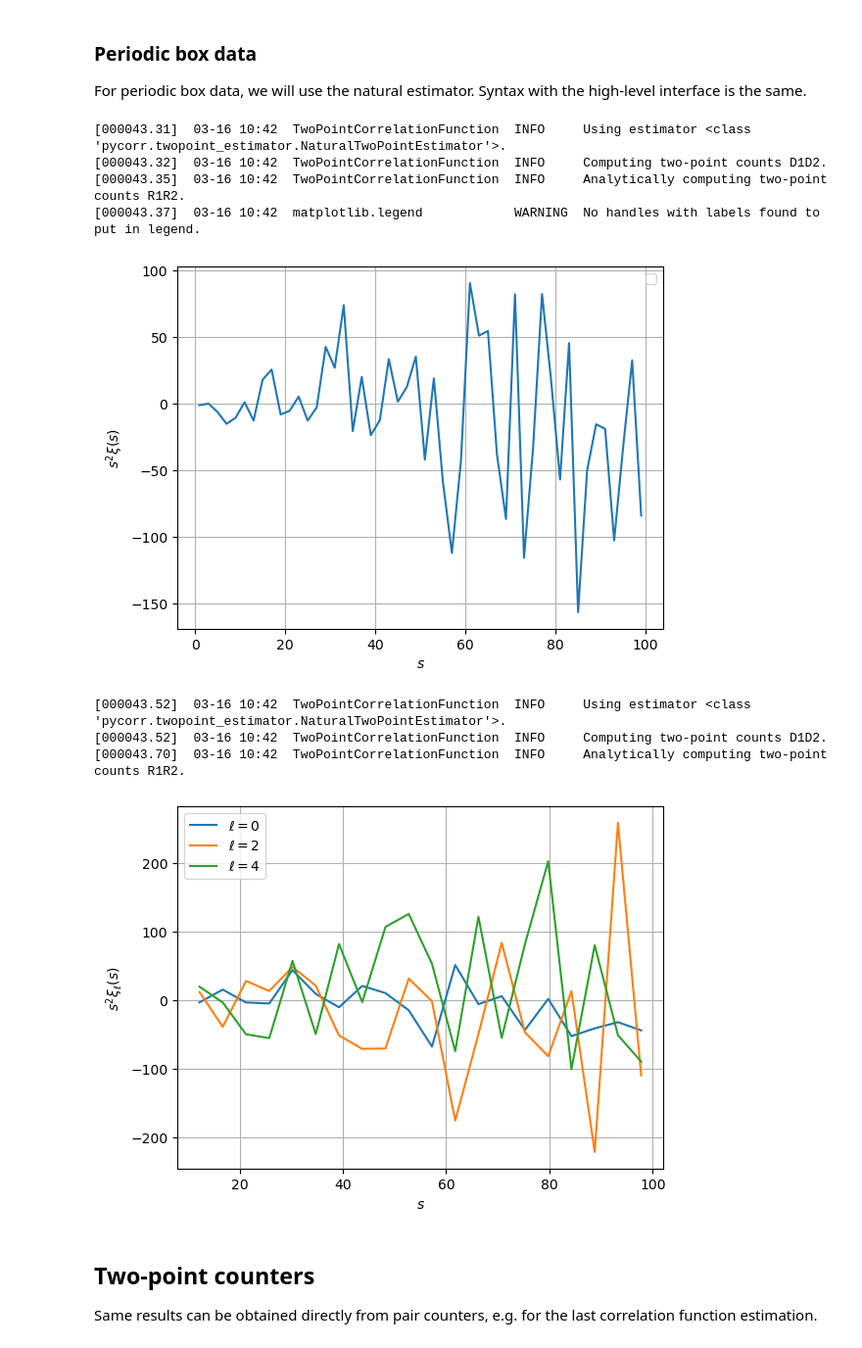
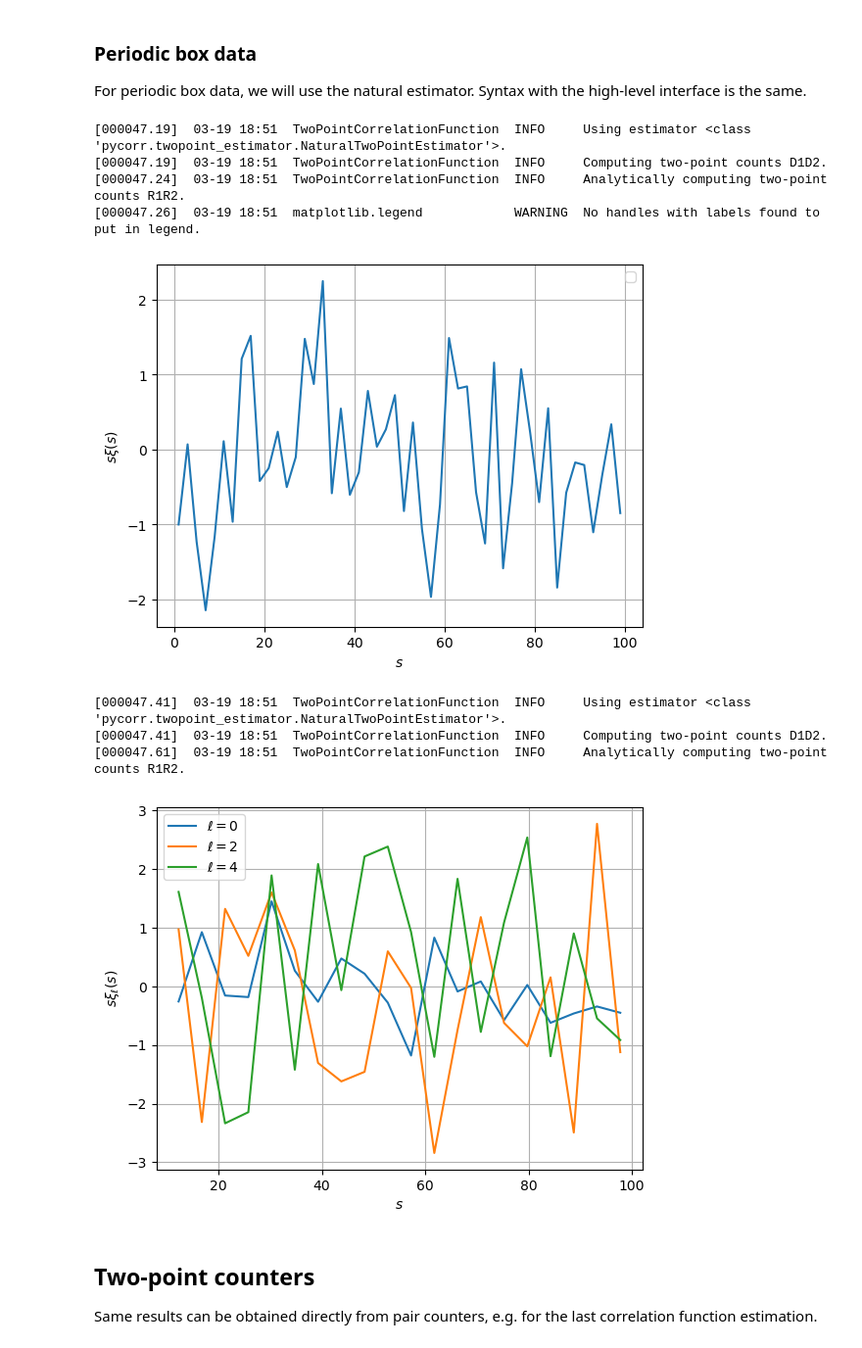
Before and after one commit to cosmodesi/pycorr, a Jupyter notebook: nb/basic_examples.ipynb, the cells around one changed output. Shown at 98% size. Drawn from its saved outputs; the diff is of its cells as text; code cells hidden in the pictures.

```diff
--- a/nb/basic_examples.ipynb
+++ b/nb/basic_examples.ipynb
@@ -170,5 +203,5 @@ result = TwoPointCorrelationFunction('smu', edges, data_positions1=data_position
 # %%
-# Other binning are "s", "rppi"
+# Here we compute s auto-correlation
 edges = np.linspace(1., 100., 51)
 result = TwoPointCorrelationFunction('s', edges, data_positions1=data_positions1, data_weights1=data_weights1,
                                      data_positions2=data_positions2, data_weights2=data_weights2,
@@ -176,9 +209,23 @@ result = TwoPointCorrelationFunction('s', edges, data_positions1=data_positions1
                                      randoms_positions2=randoms_positions2, randoms_weights2=randoms_weights2,
                                      engine='corrfunc', nthreads=4)
 ax = plt.gca()
-ax.plot(result.sep, result.corr)
+ax.plot(result.sep, result.sep * result.corr)
 ax.set_xlabel('$s$')
-ax.set_ylabel(r'$\xi(s)$')
+ax.set_ylabel(r'$s \xi(s)$')
 ax.grid(True)
 plt.show()
+
+# You can save the result
+with tempfile.TemporaryDirectory() as tmp_dir:
+    fn = os.path.join(tmp_dir, 'tmp.npy')
+    result.save(fn)
+    # And reload the result
+    #result = TwoPointEstimator.load(fn)
+    result = TwoPointCorrelationFunction.load(fn)
+    fn = os.path.join(tmp_dir, 'tmp.txt')
+    result.save_txt(fn, header=['data_file1 = data1.fits', 'data_file2 = data2.fits'])
+    # Let's show the file
+    with open(fn, 'r') as file:
+        for iline in range(25):
+            print(next(file)[:-1])
 # %% [output]
@@ -279,11 +403,11 @@ ells = (0, 2, 4)
 s, xiell = result(ells=ells, return_sep=True)
 ax = plt.gca()
 for ill, ell in enumerate(ells):
-    ax.plot(s, xiell[ill], label='$\ell = {:d}$'.format(ell))
+    ax.plot(s, s * xiell[ill], label='$\ell = {:d}$'.format(ell))
 ax.legend()
 ax.grid(True)
 ax.set_xlabel('$s$')
-ax.set_ylabel(r'$\xi_{\ell}(s)$')
+ax.set_ylabel(r'$s \xi_{\ell}(s)$')
 plt.show()
 # Flat, as expected
 # %% [output]
@@ -308,44 +432,44 @@ result = TwoPointCorrelationFunction('s', edges, data_positions1=data_positions1
 
 # Let us project to multipoles (monopole, quadruple, hexadecapole)
 ax = plt.gca()
-ax.plot(result.sep, result.sep**2*result.corr)
+ax.plot(result.sep, result.sep * result.corr)
 ax.legend()
 ax.set_xlabel('$s$')
-ax.set_ylabel(r'$s^{2}\xi(s)$')
+ax.set_ylabel(r'$s \xi(s)$')
 ax.grid(True)
 plt.show()
 # Flat, as expected
 # %% [output]
-[000043.31]  03-16 10:42  TwoPointCorrelationFunction  INFO     Using estimator <class 'pycorr.twopoint_estimator.NaturalTwoPointEstimator'>.
-[000043.32]  03-16 10:42  TwoPointCorrelationFunction  INFO     Computing two-point counts D1D2.
-[000043.35]  03-16 10:42  TwoPointCorrelationFunction  INFO     Analytically computing two-point counts R1R2.
-[000043.37]  03-16 10:42  matplotlib.legend            WARNING  No handles with labels found to put in legend.
+[000047.19]  03-19 18:51  TwoPointCorrelationFunction  INFO     Using estimator <class 'pycorr.twopoint_estimator.NaturalTwoPointEstimator'>.
+[000047.19]  03-19 18:51  TwoPointCorrelationFunction  INFO     Computing two-point counts D1D2.
+[000047.24]  03-19 18:51  TwoPointCorrelationFunction  INFO     Analytically computing two-point counts R1R2.
+[000047.26]  03-19 18:51  matplotlib.legend            WARNING  No handles with labels found to put in legend.
-[figure, old version]
+[figure, new version]
 # %%
 # Compute the s-mu correlation function, with 50 bins between 0 and 100
 # and 100 mu-bins between -1 and 1, using Corrfunc and 4 OpenMP threads
 edges = (np.linspace(10., 100., 21), np.linspace(-1., 1., 201))
 boxsize = 1000.
 result = TwoPointCorrelationFunction('smu', edges, data_positions1=data_positions1,
                                      engine='corrfunc', boxsize=boxsize, los='z', nthreads=4)
 
 # Let us project to multipoles (monopole, quadruple, hexadecapole)
 ells = (0, 2, 4)
 s, xiell = result(ells=ells, return_sep=True)
 ax = plt.gca()
 for ill, ell in enumerate(ells):
-    ax.plot(s, s**2*xiell[ill], label='$\ell = {:d}$'.format(ell))
+    ax.plot(s, s * xiell[ill], label='$\ell = {:d}$'.format(ell))
 ax.legend()
 ax.set_xlabel('$s$')
-ax.set_ylabel(r'$s^{2}\xi_{\ell}(s)$')
+ax.set_ylabel(r'$s \xi_{\ell}(s)$')
 ax.grid(True)
 plt.show()
 # Flat, as expected
 # %% [output]
-[000043.52]  03-16 10:42  TwoPointCorrelationFunction  INFO     Using estimator <class 'pycorr.twopoint_estimator.NaturalTwoPointEstimator'>.
-[000043.52]  03-16 10:42  TwoPointCorrelationFunction  INFO     Computing two-point counts D1D2.
-[000043.70]  03-16 10:42  TwoPointCorrelationFunction  INFO     Analytically computing two-point counts R1R2.
+[000047.41]  03-19 18:51  TwoPointCorrelationFunction  INFO     Using estimator <class 'pycorr.twopoint_estimator.NaturalTwoPointEstimator'>.
+[000047.41]  03-19 18:51  TwoPointCorrelationFunction  INFO     Computing two-point counts D1D2.
+[000047.61]  03-19 18:51  TwoPointCorrelationFunction  INFO     Analytically computing two-point counts R1R2.
-[figure, old version]
+[figure, new version]
 # %% [markdown]
 ## Two-point counters
 
```
Also changed, not shown: parts of 18 cells of this notebook, 6 other files.
